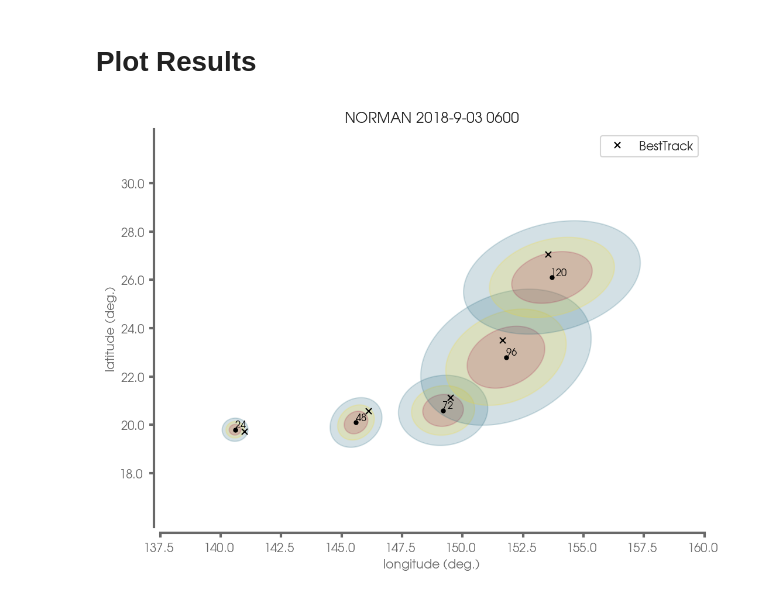
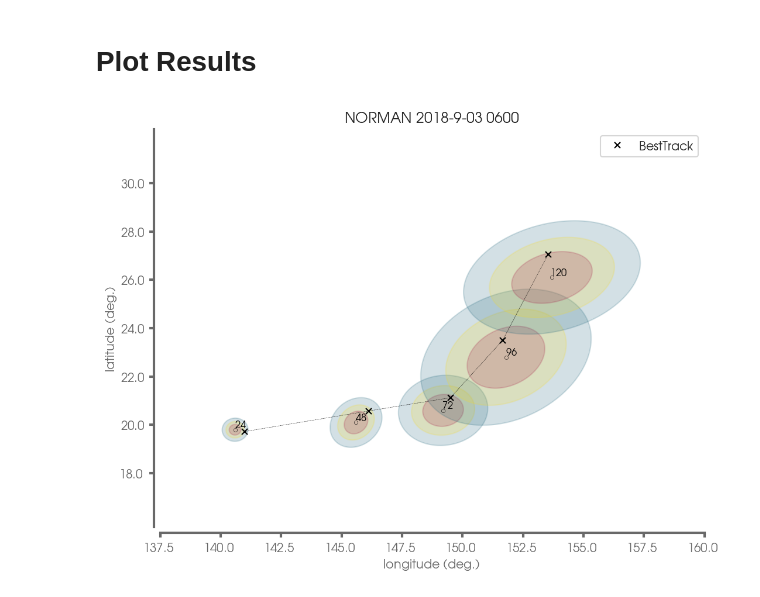
Before and after one commit to mafern/tcane_track, a Jupyter notebook: bivariate_normal/_plot_multilead_predictions.ipynb, the cells around one changed output. Saved outputs shown, nothing was run; the diff lists cells and outputs as text; code cells hidden in the pictures.

Commit message:
changed structure of storms from dictionary to dataframe to make plotting a single storm more streamlined

```diff
--- a/bivariate_normal/_plot_multilead_predictions.ipynb
+++ b/bivariate_normal/_plot_multilead_predictions.ipynb
@@ -131,11 +135,14 @@ KM_TO_DEG = 1. / 111
 COLOR = cmr.take_cmap_colors("cmr.pride", 3, cmap_range=(0.2, 0.8), return_fmt="hex")
 fig, ax = plt.subplots(1, 1, figsize=(8, 6), dpi=150)
 
-for exp_name in EXP_NAME_VEC:
+# get the storm
+LEADTIMES = [24, 48, 72, 96, 120]
+df_storm = df_pred_test.loc[(df_pred_test["Name"] == storm_name) & (df_pred_test["time"] == pred_time)]
 
-    df_pred = pred_dict[exp_name]["df_pred_test"]
-    df = df_pred.loc[(df_pred["Name"] == storm_name) & (df_pred["time"] == pred_time)]
+for lead_time in LEADTIMES:
+    df = df_storm.loc[(df_storm["ftime(hr)"] == lead_time)]
     if df.empty:
+        print(str(lead_time) + ' dataframe is empty')
         continue
     # display(df[["Name", "time", "ftime(hr)", "LONC", "LATC", "OBDX", "OBDY", "mu_u", "mu_v", "sigma_u", "sigma_v", "rho"]])
 
@@ -158,6 +165,8 @@ for exp_name in EXP_NAME_VEC:
     plt.plot(df["LONC"].values,
              df["LATC"].values,
              marker='o',
+             markerfacecolor='None',
+             markeredgewidth=.25,
              linestyle='',
              markersize=3,
              color='k',
@@ -172,37 +181,46 @@ for exp_name in EXP_NAME_VEC:
              horizontalalignment='left',
              verticalalignment='bottom',
              )
+
+# connect the besttrack predictions
+plt.plot(
+    df_storm["LONC"].values - KM_TO_DEG * df_storm["OBDX"].values,
+    df_storm["LATC"].values - KM_TO_DEG * df_storm["OBDY"].values,
+    "--",
+    linewidth=.25,
+    color="k",
+)
 
 # format plot
 plots.format_spines(ax)
 plt.grid(None)
 
 # set the axes and ticks
 plt.xlabel('longitude (deg.)')
 plt.ylabel('latitude (deg.)')
 
 yticks = np.around(ax.get_yticks(), 3)
 ax.set_yticks(yticks)
 ax.set_yticklabels(yticks)
 xticks = np.around(ax.get_xticks(), 3)
 ax.set_xticks(xticks)
 ax.set_xticklabels(xticks)
 
 # setup legend
 plt.legend()
 handles, labels = plt.gca().get_legend_handles_labels()
 plt.gca().legend(handles[:1], labels[:1])
 
 # set storm title
 details = data_info.get_storm_details(df, 0)
 details = details[:details.rfind(' @')]
 plt.title(details)
 
 # save the figure
 plt.savefig(FIGURE_PATH + 'multi_lead_predictions_' + EXP_NAME_VEC[0] + '_' + details.replace(' ', '_') + '.png',
             dpi=dpiFig,
             bbox_inches='tight',
             )
 plt.show()
 # %% [output]
-[figure, old version]
+[figure, new version]
```
Also changed, not shown: parts of 3 cells of this notebook.
